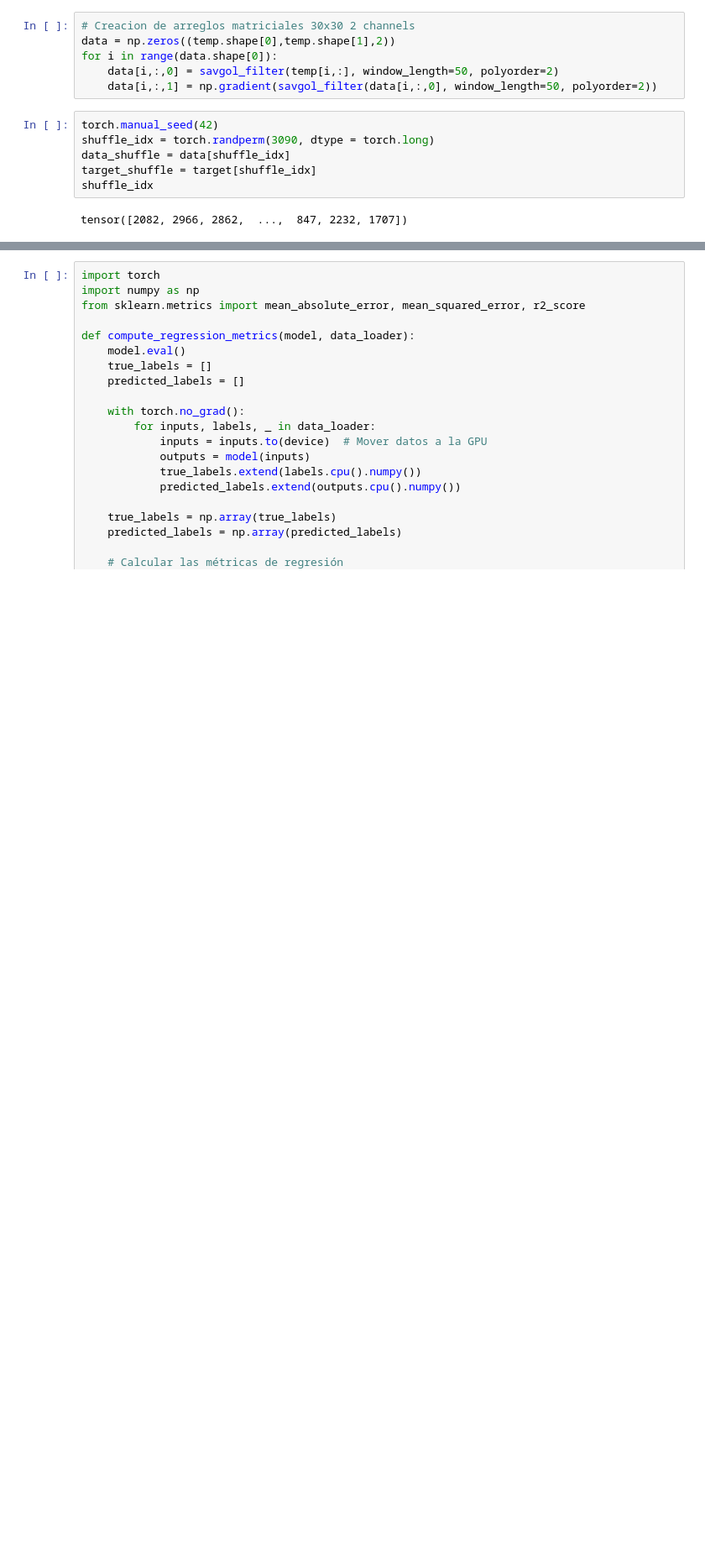
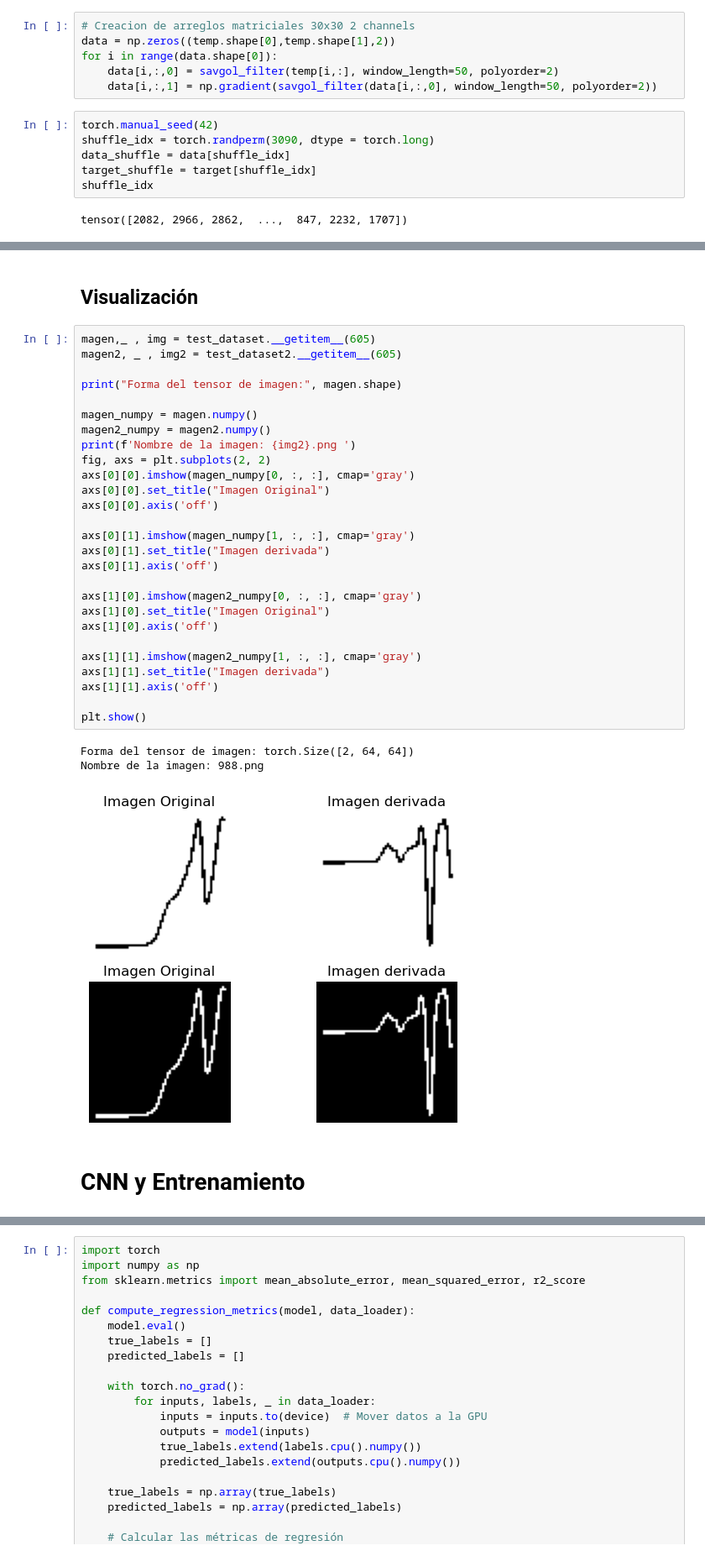
Before and after one commit to WilhelmBuitrago/BandGap-Prediction, a Jupyter notebook: code/CNN_img_regression.ipynb, the cells around one changed output, grey strips where cells are left out. Shown at 84% size. Saved outputs shown, nothing was run; the diff lists cells and outputs as text; blank space fills up the shorter version.

```diff
--- a/code/CNN_img_regression.ipynb
+++ b/code/CNN_img_regression.ipynb
@@ -133 +171,36 @@ plt.show()
+# %% [markdown]
+## Visualización
+# %%
+magen,_ , img = test_dataset.__getitem__(605)
+magen2, _ , img2 = test_dataset2.__getitem__(605)
+
+print("Forma del tensor de imagen:", magen.shape)
+
+magen_numpy = magen.numpy()
+magen2_numpy = magen2.numpy()
+print(f'Nombre de la imagen: {img2}.png ')
+fig, axs = plt.subplots(2, 2)
+axs[0][0].imshow(magen_numpy[0, :, :], cmap='gray')
+axs[0][0].set_title("Imagen Original")
+axs[0][0].axis('off')
+
+axs[0][1].imshow(magen_numpy[1, :, :], cmap='gray')
+axs[0][1].set_title("Imagen derivada")
+axs[0][1].axis('off')
+
+axs[1][0].imshow(magen2_numpy[0, :, :], cmap='gray')
+axs[1][0].set_title("Imagen Original")
+axs[1][0].axis('off')
+
+axs[1][1].imshow(magen2_numpy[1, :, :], cmap='gray')
+axs[1][1].set_title("Imagen derivada")
+axs[1][1].axis('off')
+
+plt.show()
+# %% [output]
+Forma del tensor de imagen: torch.Size([2, 64, 64])
+Nombre de la imagen: 988.png
+[figure, added]
+# %% [markdown]
+# CNN y Entrenamiento
 # %%
```
Also changed, not shown: parts of 22 cells of this notebook.
